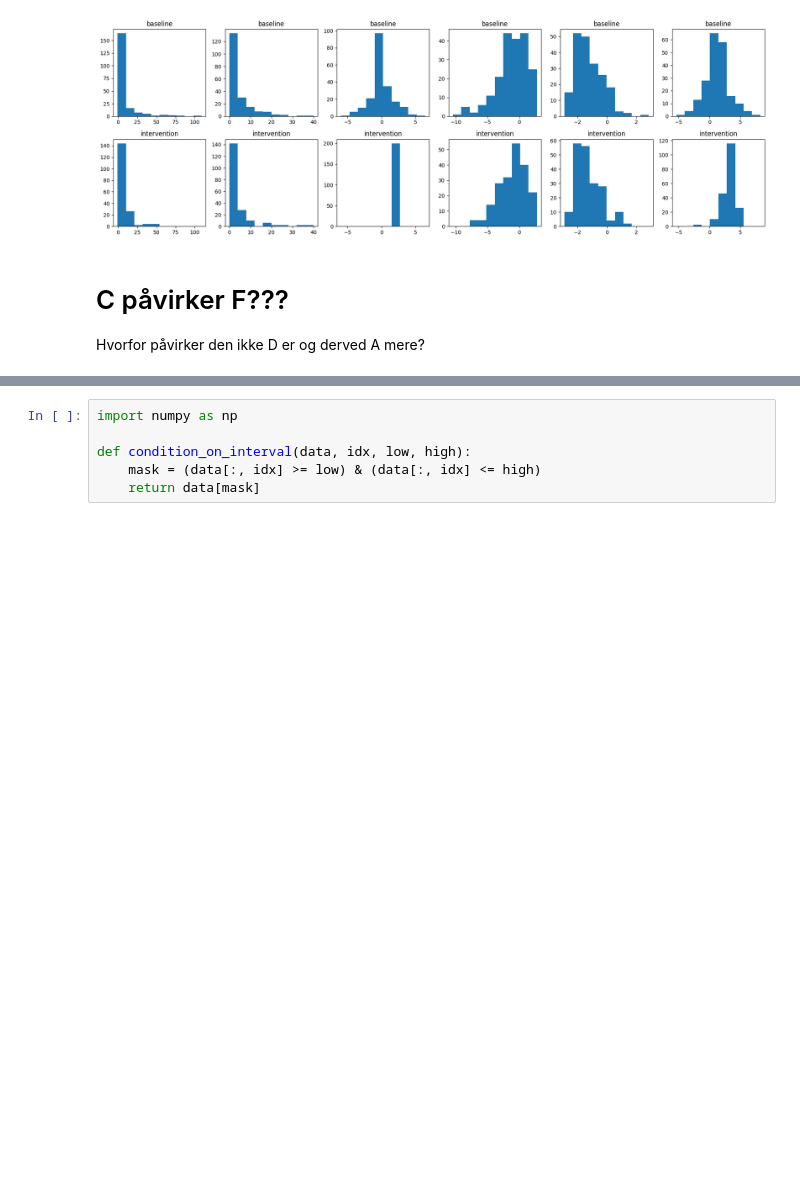
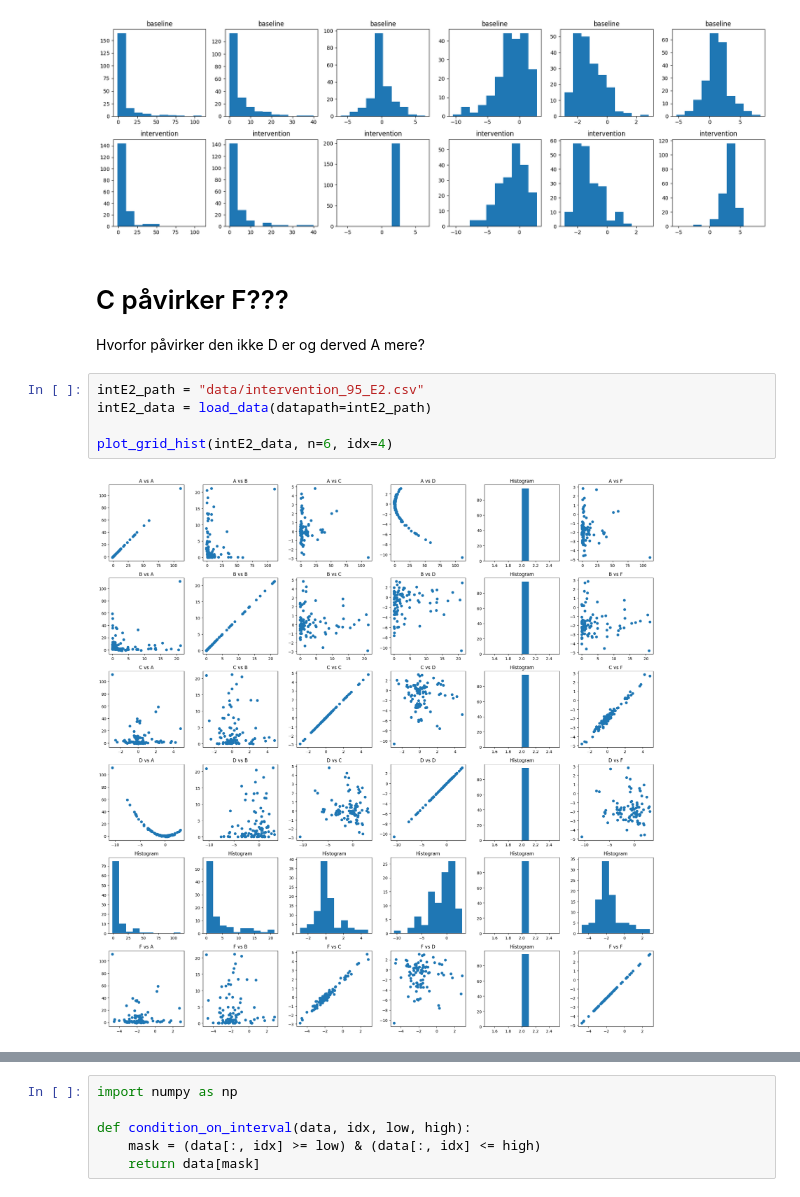
Before and after one commit to katinka314/AL_graph_project, a Jupyter notebook: scatterplots.ipynb, the cells around one changed output, grey strips where cells are left out. Drawn from its saved outputs; the diff is of its cells as text; blank space fills up the shorter version.

```diff
--- a/scatterplots.ipynb
+++ b/scatterplots.ipynb
@@ -50,3 +50,10 @@ plot_pairwise_hist(basedata, intC2_data)
 # C påvirker F???
 
 Hvorfor påvirker den ikke D er og derved A mere?
+# %%
+intE2_path = "data/intervention_95_E2.csv"
+intE2_data = load_data(datapath=intE2_path)
+
+plot_grid_hist(intE2_data, n=6, idx=4)
+# %% [output]
+[figure, added]
```
Also changed, not shown: parts of 6 cells of this notebook.
